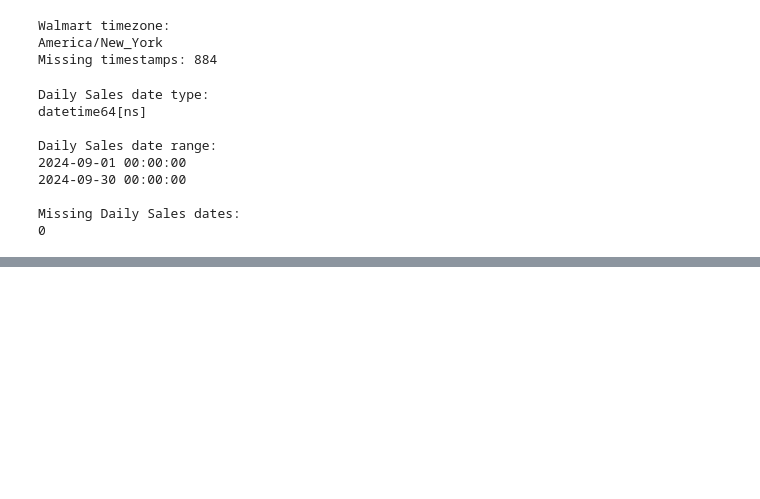
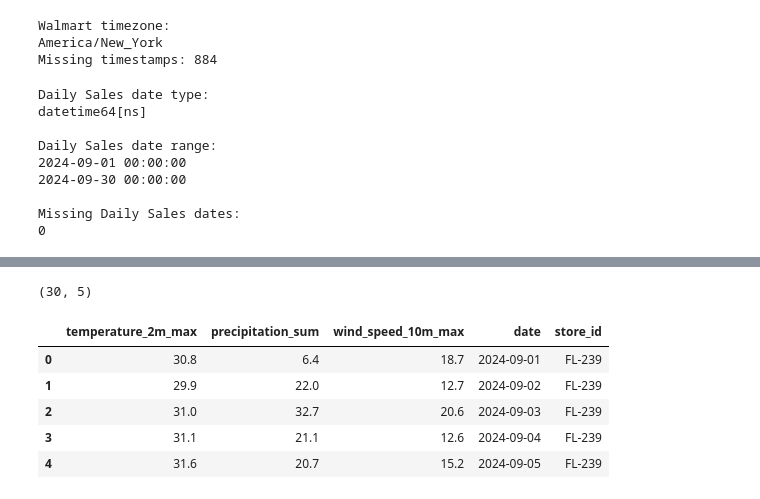
Before and after one commit to prabhnoor14/walmart-hurricane-project, a Jupyter notebook: notebooks/team_notebook.ipynb, the cells around one changed output, grey strips where cells are left out. Saved outputs shown, nothing was run; the diff lists cells and outputs as text; code cells hidden in the pictures; blank space fills up the shorter version.

```diff
--- a/notebooks/team_notebook.ipynb
+++ b/notebooks/team_notebook.ipynb
@@ -833,0 +1062,16 @@ Missing Daily Sales dates:
+# %%
+weather_test = pd.DataFrame(data['daily'])
+weather_test['date'] = pd.to_datetime(weather_test['time'])
+weather_test = weather_test.drop(columns='time')
+weather_test['store_id'] = 'FL-239'
+
+print(weather_test.shape)
+weather_test.head()
+# %% [output]
+(30, 5)
+|  | temperature_2m_max | precipitation_sum | wind_speed_10m_max | date | store_id |
+| 0 | 30.8 | 6.4 | 18.7 | 2024-09-01 | FL-239 |
+| 1 | 29.9 | 22.0 | 12.7 | 2024-09-02 | FL-239 |
+| 2 | 31.0 | 32.7 | 20.6 | 2024-09-03 | FL-239 |
+| 3 | 31.1 | 21.1 | 12.6 | 2024-09-04 | FL-239 |
+| 4 | 31.6 | 20.7 | 15.2 | 2024-09-05 | FL-239 |
```
Also changed, not shown: parts of 44 cells of this notebook.
